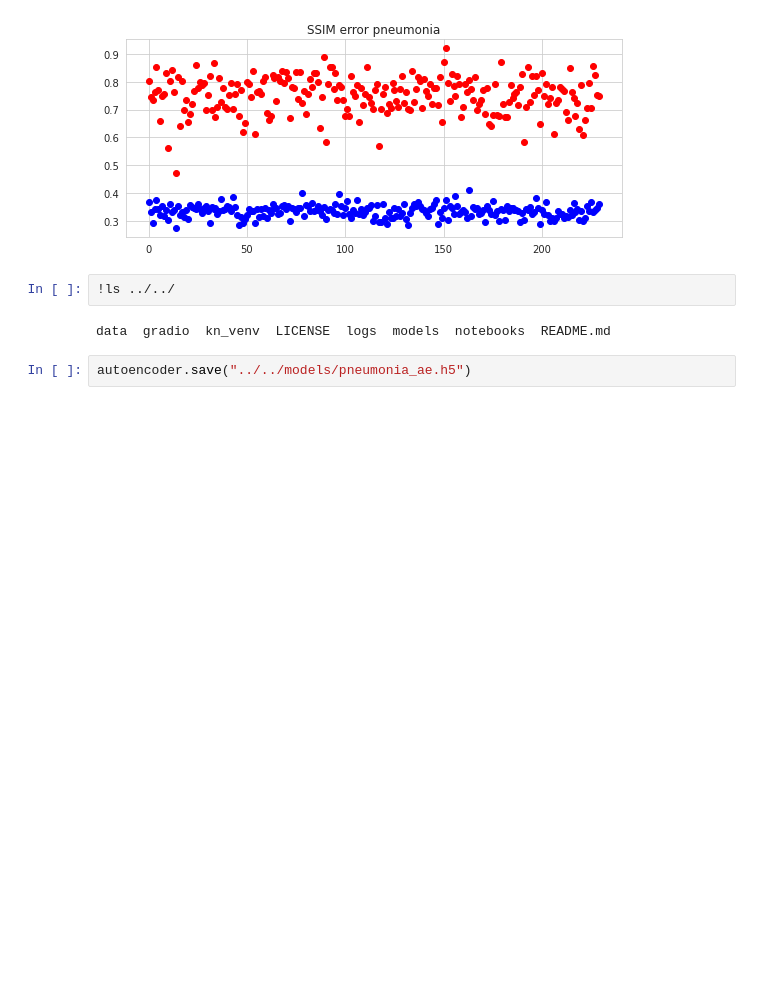
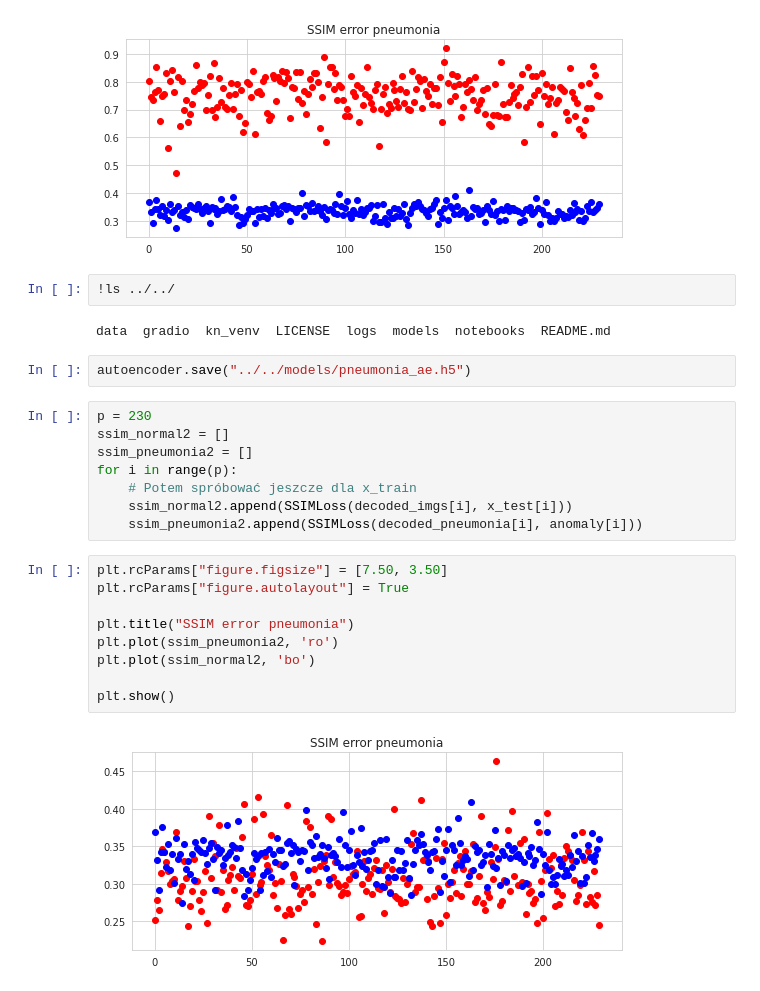
Before and after one commit to krzysiekniburski/SWA, a Jupyter notebook: notebooks/AID/pneumonia_ssim_unsupervised.ipynb, the cells around one changed output. Saved outputs shown, nothing was run; the diff lists cells and outputs as text; blank space fills up the shorter version.

```diff
--- a/notebooks/AID/pneumonia_ssim_unsupervised.ipynb
+++ b/notebooks/AID/pneumonia_ssim_unsupervised.ipynb
@@ -344,3 +344,22 @@ plt.show()
 data  gradio  kn_venv  LICENSE  logs  models  notebooks  README.md
 # %%
 autoencoder.save("../../models/pneumonia_ae.h5")
+# %%
+p = 230
+ssim_normal2 = []
+ssim_pneumonia2 = []
+for i in range(p):
+    # Potem spróbować jeszcze dla x_train
+    ssim_normal2.append(SSIMLoss(decoded_imgs[i], x_test[i]))
+    ssim_pneumonia2.append(SSIMLoss(decoded_pneumonia[i], anomaly[i]))
+# %%
+plt.rcParams["figure.figsize"] = [7.50, 3.50]
+plt.rcParams["figure.autolayout"] = True
+
+plt.title("SSIM error pneumonia")
+plt.plot(ssim_pneumonia2, 'ro')
+plt.plot(ssim_normal2, 'bo')
+
+plt.show()
+# %% [output]
+[figure, added]
```
Also changed, not shown: parts of 1 cell of this notebook, 1 other file.
